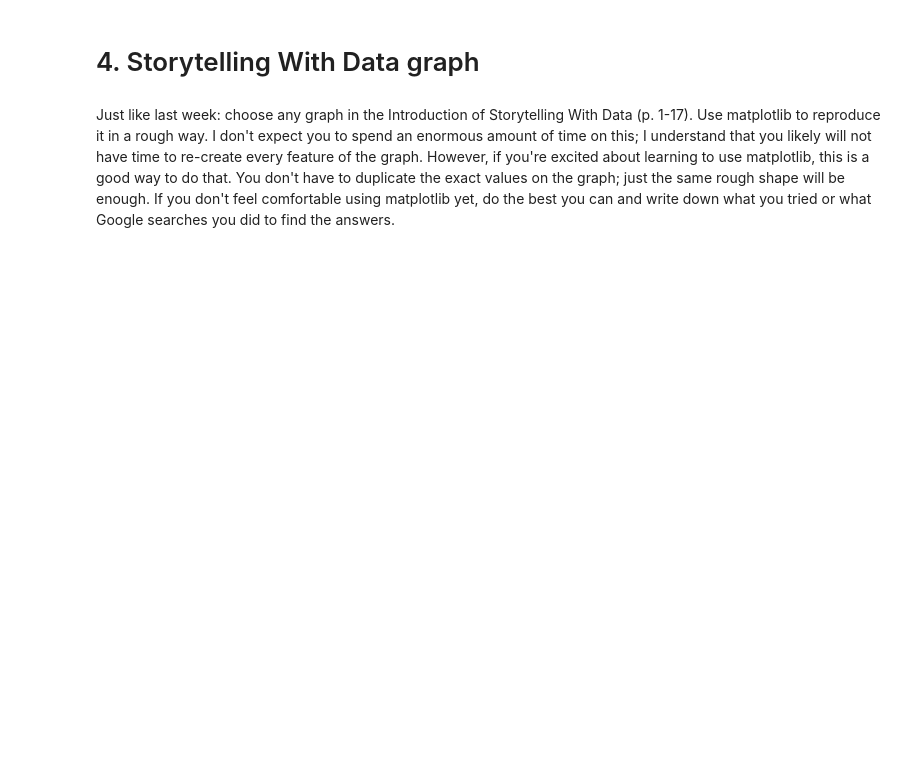
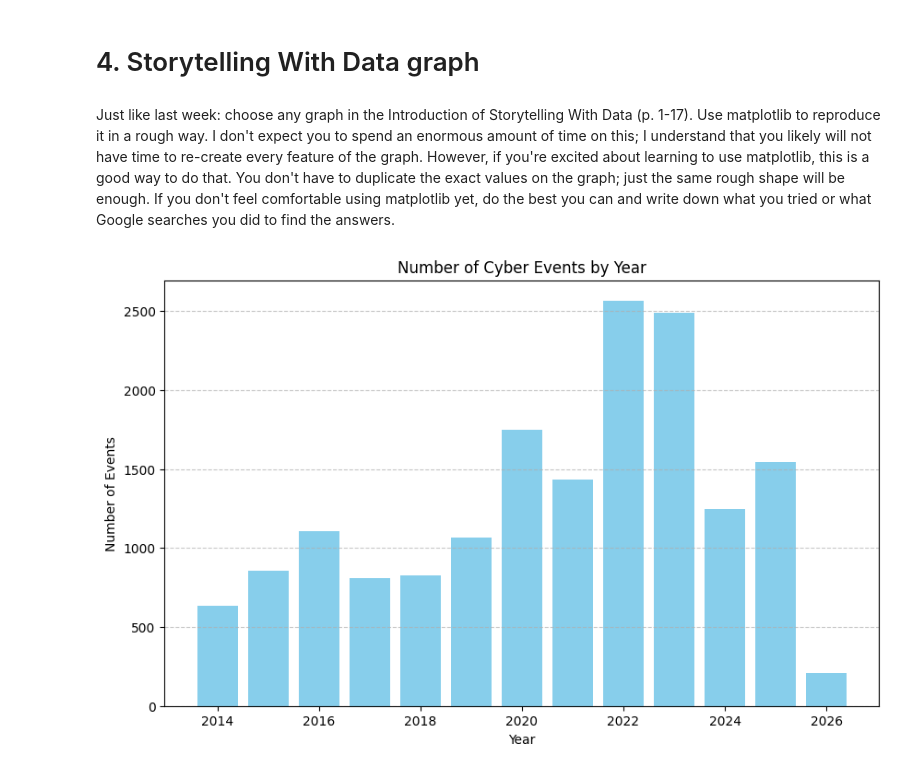
Before and after one commit to stefanie-the-engineer/MDS-ModB2-Week2-Kenyon-Stefanie-Public, a Jupyter notebook: Week2.ipynb, the cells around one changed output. Saved outputs shown, nothing was run; the diff lists cells and outputs as text; code cells hidden in the pictures; blank space fills up the shorter version.

```diff
--- a/Week2.ipynb
+++ b/Week2.ipynb
@@ -40,3 +42,6 @@ This week, you will do the same types of exercises as last week, but you should
 - Do you need to modify or correct the data in some way?
 
 - Is there any class imbalance?  (Categories that have many more items than other categories).
+# %%
+# Import the dataset and make DataFrame
+df_cyber_events = pd.read_csv('cyber_events.csv', encoding='ISO-8859-1', dtype={'change_log': str})
@@ -42,0 +147,7 @@ This week, you will do the same types of exercises as last week, but you should
+# %%
+# Are there any missing or null values? Do we want to remove, use the mean, or a value of your choice?
+# Shows the number of nulls in each column
+df_cyber_events.isnull().sum()
+
+# When looking at the general trends of cyber events, any column that has a null can be removed.
+df_cleaned_cyber = df_cyber_events.dropna(axis=1)
@@ -44,3 +217,19 @@ This week, you will do the same types of exercises as last week, but you should
 # 4. Storytelling With Data graph
 # %% [markdown]
 Just like last week: choose any graph in the Introduction of Storytelling With Data (p. 1-17). Use matplotlib to reproduce it in a rough way. I don't expect you to spend an enormous amount of time on this; I understand that you likely will not have time to re-create every feature of the graph. However, if you're excited about learning to use matplotlib, this is a good way to do that. You don't have to duplicate the exact values on the graph; just the same rough shape will be enough.  If you don't feel comfortable using matplotlib yet, do the best you can and write down what you tried or what Google searches you did to find the answers.
+# %%
+# Showing cyber incidents per year
+import matplotlib.pyplot as plt
+
+# Extract year from date and count events per year
+yearly_counts = df_cleaned_cyber['year'].value_counts().sort_index()
+
+plt.figure(figsize=(10, 6))
+plt.bar(yearly_counts.index, yearly_counts.values, color='skyblue')
+plt.title('Number of Cyber Events by Year')
+plt.xlabel('Year')
+plt.ylabel('Number of Events')
+plt.grid(axis='y', linestyle='--', alpha=0.7)
+plt.show()
+# %% [output]
+[figure, added]
```
Also changed, not shown: parts of 11 cells of this notebook, 1 other file.
